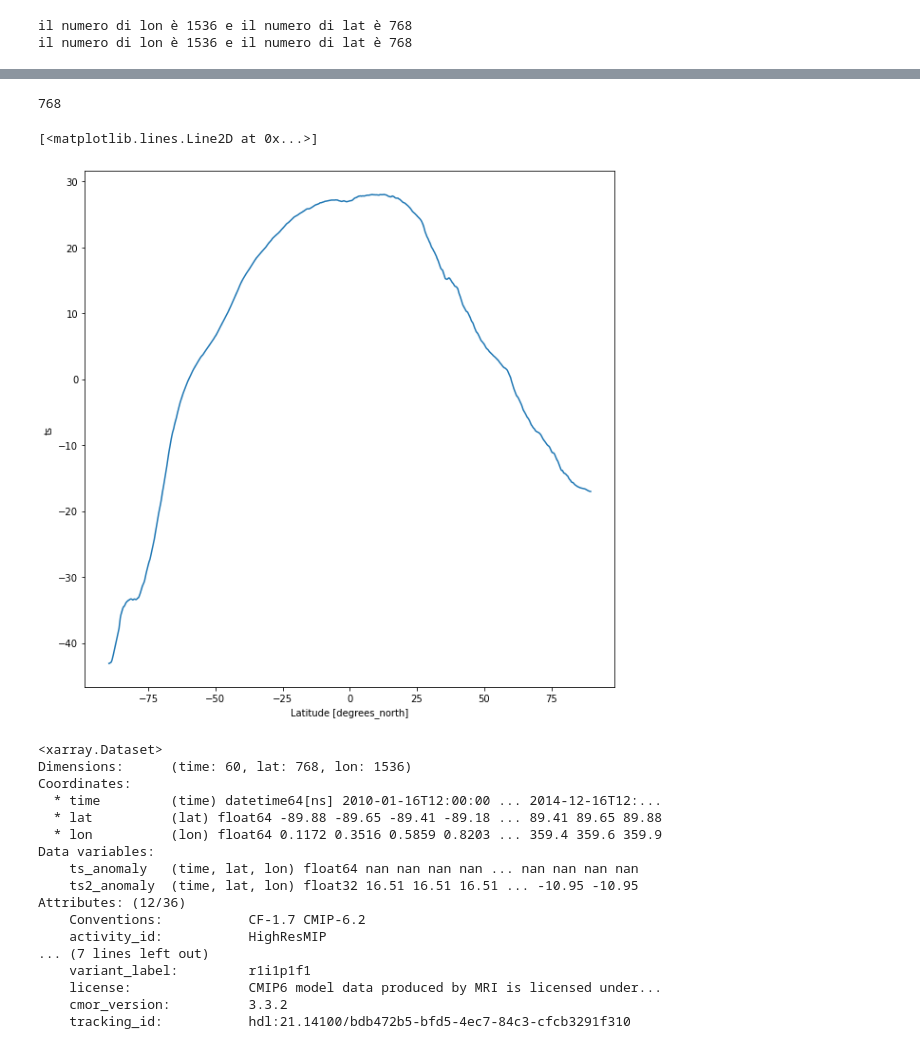
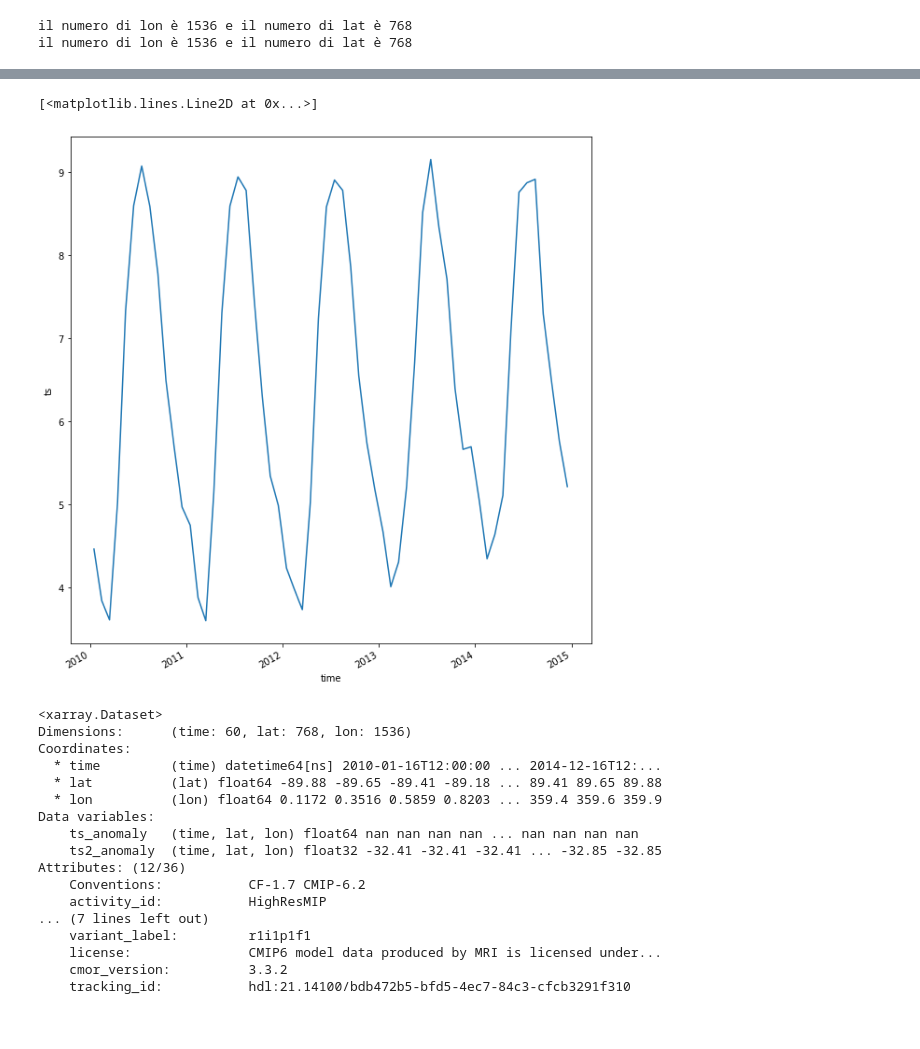
Before and after one commit to giodefa96/final_exam_envi, a Jupyter notebook: bozza/first_part.ipynb, the cells around one changed output, grey strips where cells are left out. Drawn from its saved outputs; the diff is of its cells as text; code cells hidden in the pictures.

```diff
--- a/bozza/first_part.ipynb
+++ b/bozza/first_part.ipynb
@@ -174,0 +145,13 @@ Data variables:
+# %%
+model_hiram_1 = xr.open_dataset(path_model_ts_amon_hiram_1)
+
+model_hiram = xr.concat([
+    xr.open_dataset(path_model_ts_amon_hiram_1),
+    xr.open_dataset(path_model_ts_amon_hiram_2),
+    xr.open_dataset(path_model_ts_amon_hiram_3),
+    xr.open_dataset(path_model_ts_amon_hiram_4),
+    xr.open_dataset(path_model_ts_amon_hiram_5),
+    xr.open_dataset(path_model_ts_amon_hiram_6),
+    xr.open_dataset(path_model_ts_amon_hiram_7),
+], dim = "time")
+model_hiram = model_hiram.sel(time=slice('2010-01','2014-12'))
@@ -174,0 +163,12 @@ Data variables:
+# %%
+model_hiram['anomaly'] = model_hiram.ts - model_hiram.ts.mean(('lat','lon'))
+# %%
+
+
+fig = plt.figure(figsize=(20, 10))
+p0 = model_hiram.anomaly.mean('time').plot(transform=ccrs.PlateCarree(),subplot_kws={'projection': ccrs.Robinson()},
+                            cmap='jet')
+p0.axes.coastlines()
+p0.axes.gridlines()
+plt.rcParams["figure.figsize"] = (10,10)
+plt.title('Temperature' )
@@ -230,16 +215,14 @@ Attributes: (12/36)
     tracking_id:           hdl:21.14100/bdb472b5-bfd5-4ec7-84c3-cfcb3291f310
 # %%
 len(ens.ts.mean(('time','lon')))
-# %% [output]
-768
 # %%
-(ens.ts.mean(('time','lon'))-273).plot()
+(ens.ts.mean(('lat','lon'))-273).plot()
 # %% [output]
 [<matplotlib.lines.Line2D at 0x...>]
-[figure, old version]
+[figure, new version]
 # %%
-ens['ts_anomaly'] = ens.ts - ens.ts.mean(('time','lon'))
-ens['ts2_anomaly'] = ens.ts2 - ens.ts2.mean(('time','lon'))
+ens['ts_anomaly'] = ens.ts - ens.ts.mean(('lat','lon'))
+ens['ts2_anomaly'] = ens.ts2 - ens.ts2.mean(('lat','lon'))
 ens = ens.drop_vars(('ts','ts2'))
 ens
 # %% [output]
@@ -251,7 +234,7 @@ Coordinates:
   * lon          (lon) float64 0.1172 0.3516 0.5859 0.8203 ... 359.4 359.6 359.9
 Data variables:
     ts_anomaly   (time, lat, lon) float64 nan nan nan nan ... nan nan nan nan
-    ts2_anomaly  (time, lat, lon) float32 16.51 16.51 16.51 ... -10.95 -10.95
+    ts2_anomaly  (time, lat, lon) float32 -32.41 -32.41 -32.41 ... -32.85 -32.85
 Attributes: (12/36)
     Conventions:           CF-1.7 CMIP-6.2
     activity_id:           HighResMIP
```
Also changed, not shown: parts of 12 cells of this notebook, 1 other file.
